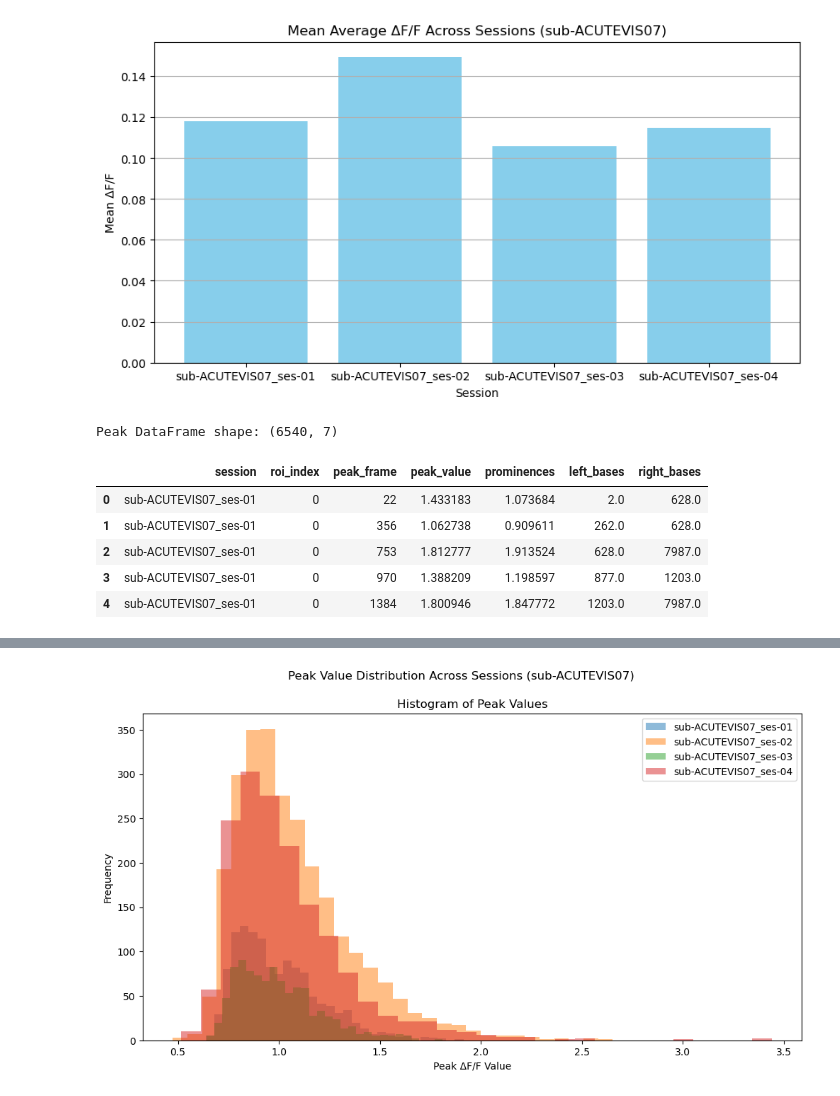
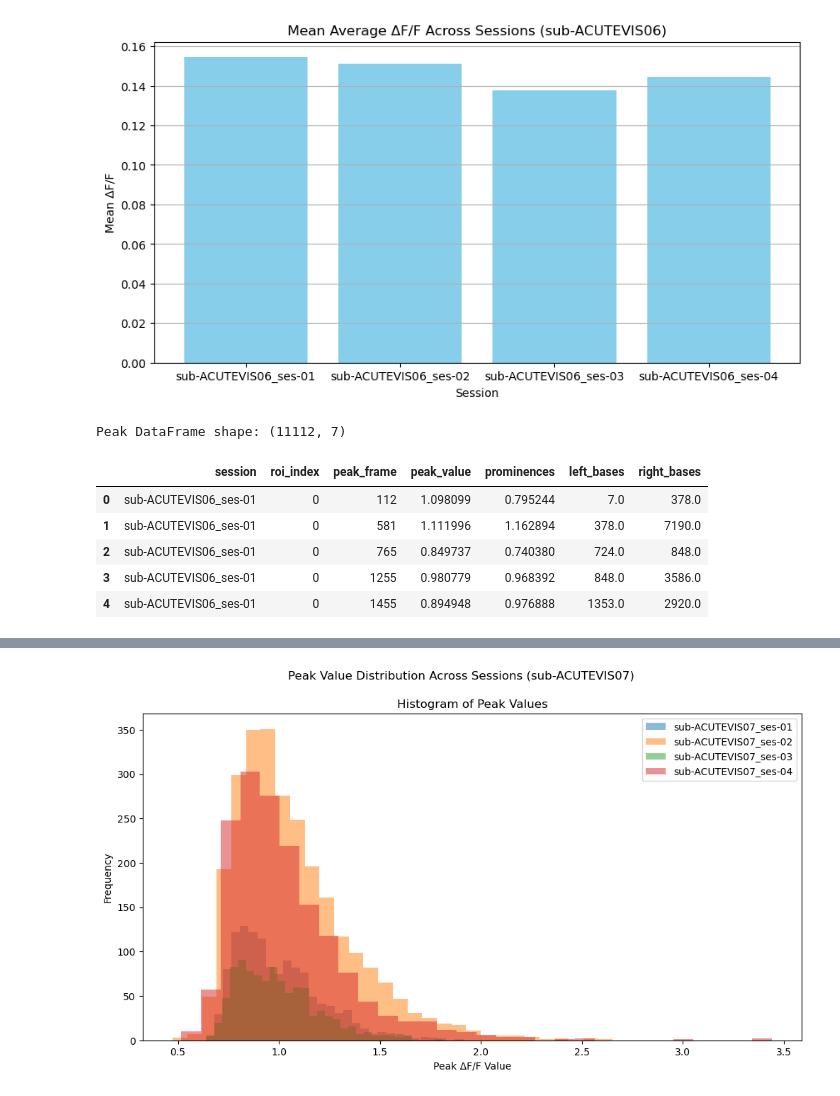
Before and after one commit to sindhujabaskar/sipelab_scripts, a Jupyter notebook: population_report.ipynb, the cells around one changed output, grey strips where cells are left out. Cells and saved outputs as stored; diff of their text form; code cells hidden in the pictures.

```diff
--- a/population_report.ipynb
+++ b/population_report.ipynb
@@ -84,13 +128,26 @@ Suite2p search path: C:\dev\ACUTEVIS\processed\func\sub-ACUTEVIS07\mov
 # %%
 # LOAD DATA
-if 'suite2p_base_dir' not in globals():
-    raise NameError("Global context not initialised. Run the GLOBAL CONTEXT cell before loading data.")
+DATA_ROOT = Path(r"C:\dev\ACUTEVIS\processed\func")
+subject_id = "sub-ACUTEVIS06"
+session_id = "ses-02"
+roi_id = 0
+
+subject_label, session_label, requested_session_key = build_session_key(subject_id, session_id)
+suite2p_base_dir = DATA_ROOT / subject_label / "mov"
+
+if not suite2p_base_dir.exists():
+    raise FileNotFoundError(f"Base directory not found: {suite2p_base_dir}")
+
+print(f"Configured subject: {subject_label}, session: {session_label}, ROI: {roi_id}")
+print(f"Suite2p search path: {suite2p_base_dir}")
+
 suite2p_sessions = load_suite2p_outputs(suite2p_base_dir)
 available_sessions = list(suite2p_sessions.keys())
 print(f"Loaded Suite2p outputs for {len(suite2p_sessions)} sessions: {available_sessions}")
 
+if requested_session_key not in suite2p_sessions:
+    raise KeyError(f"Requested session {requested_session_key} not found. Available sessions: {available_sessions}")
+
 selected_session_key = requested_session_key
-if selected_session_key not in suite2p_sessions:
-    raise KeyError(f"Requested session {selected_session_key} not found. Available sessions: {available_sessions}")
 print(f"Active session set to {selected_session_key}")
 # %% [output]
@@ -189,7 +243,7 @@ plt.ylabel("Mean ΔF/F")
 plt.grid(axis='y')
 plt.show()
 # %% [output]
-[figure, old version]
+[figure, new version]
 # %%
 # DETECT PEAKS DURING EACH SESSION
 
@@ -206,40 +260,40 @@ def detect_roi_peaks(session_results, prominence=1.0, height=None, distance=None
     if width is not None:
         optional_args['width'] = width
     for session_key, results in session_results.items():
         roi_traces = results['roi_dff']
         session_store = {}
         for roi_index, roi_trace in enumerate(roi_traces):
             roi_array = np.asarray(roi_trace, dtype=float).flatten()
             peaks, properties = find_peaks(roi_array, prominence=prominence, **optional_args)
             session_store[roi_index] = {'peaks': peaks, 'properties': properties}
             for peak_idx, frame_idx in enumerate(peaks):
                 record = {
                     'session': session_key,
                     'roi_index': roi_index,
                     'peak_frame': int(frame_idx),
                     'peak_value': float(roi_array[frame_idx])
                 }
                 for prop_name, values in properties.items():
                     if isinstance(values, np.ndarray):
                         record[prop_name] = float(values[peak_idx])
                     else:
                         record[prop_name] = float(values)
                 peak_records.append(record)
         peak_summary[session_key] = session_store
     peaks_df = pd.DataFrame(peak_records)
     return peak_summary, peaks_df
 
-roi_peaks_by_session, roi_peak_df = detect_roi_peaks(session_results, prominence=0.8)
+roi_peaks_by_session, roi_peak_df = detect_roi_peaks(session_results, prominence=0.7)
 print(f"Peak DataFrame shape: {roi_peak_df.shape}")
 roi_peak_df.head()
 # %% [output]
-Peak DataFrame shape: (6540, 7)
+Peak DataFrame shape: (11112, 7)
 |  | session | roi_index | peak_frame | peak_value | prominences | left_bases | right_bases |
-| 0 | sub-ACUTEVIS07_ses-01 | 0 | 22 | 1.433183 | 1.073684 | 2.0 | 628.0 |
-| 1 | sub-ACUTEVIS07_ses-01 | 0 | 356 | 1.062738 | 0.909611 | 262.0 | 628.0 |
-| 2 | sub-ACUTEVIS07_ses-01 | 0 | 753 | 1.812777 | 1.913524 | 628.0 | 7987.0 |
-| 3 | sub-ACUTEVIS07_ses-01 | 0 | 970 | 1.388209 | 1.198597 | 877.0 | 1203.0 |
-| 4 | sub-ACUTEVIS07_ses-01 | 0 | 1384 | 1.800946 | 1.847772 | 1203.0 | 7987.0 |
+| 0 | sub-ACUTEVIS06_ses-01 | 0 | 112 | 1.098099 | 0.795244 | 7.0 | 378.0 |
+| 1 | sub-ACUTEVIS06_ses-01 | 0 | 581 | 1.111996 | 1.162894 | 378.0 | 7190.0 |
+| 2 | sub-ACUTEVIS06_ses-01 | 0 | 765 | 0.849737 | 0.740380 | 724.0 | 848.0 |
+| 3 | sub-ACUTEVIS06_ses-01 | 0 | 1255 | 0.980779 | 0.968392 | 848.0 | 3586.0 |
+| 4 | sub-ACUTEVIS06_ses-01 | 0 | 1455 | 0.894948 | 0.976888 | 1353.0 | 2920.0 |
 # %%
 # VERIFY PEAKS ON A SAMPLE ROI
 
```
Also changed, not shown: parts of 10 cells of this notebook.
